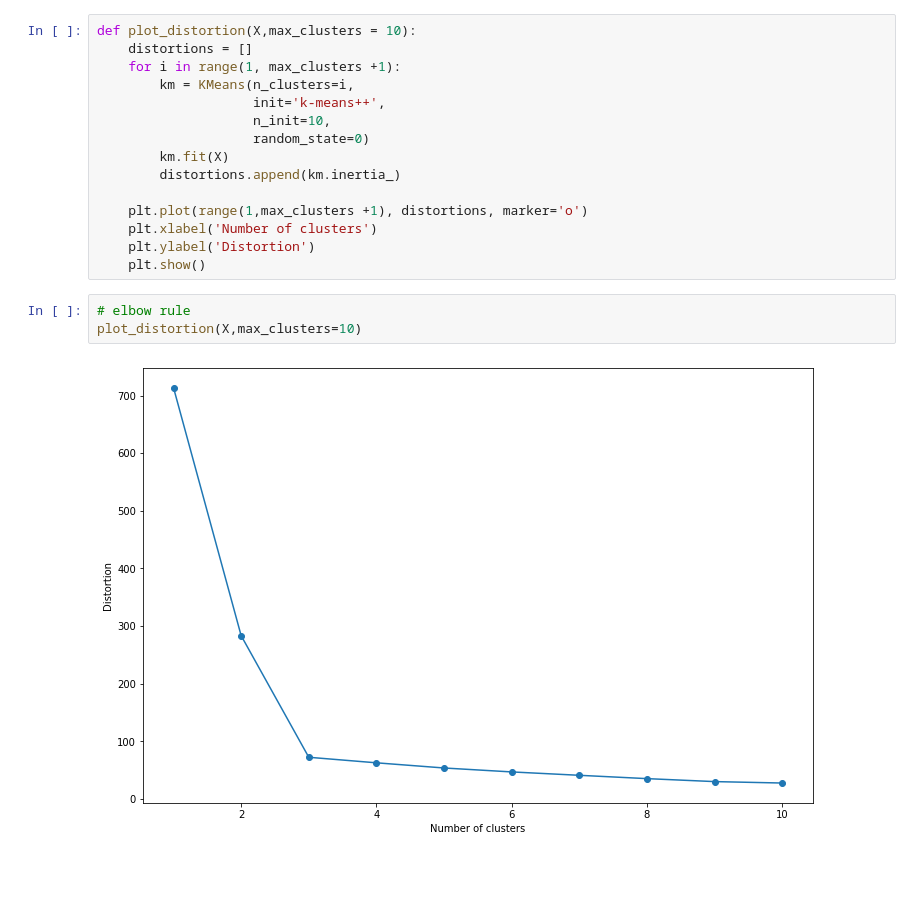
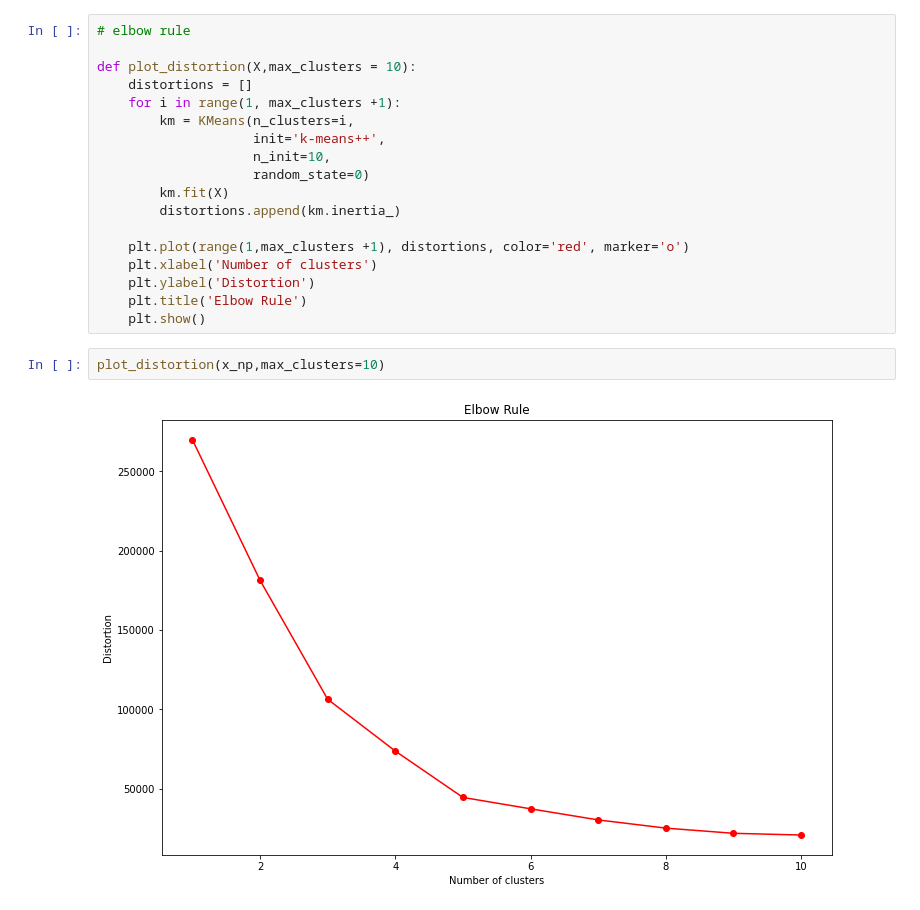
Before and after one commit to wjdolan/DS_Portfolio, a Jupyter notebook: Centroids.ipynb, the cells around one changed output. Cells and saved outputs as stored; diff of their text form; blank space fills up the shorter version.

```diff
--- a/Centroids.ipynb
+++ b/Centroids.ipynb
@@ -78,4 +103,6 @@ plot_clusters(X, y_km, plt_cluster_centers= True)
 # %%
+# elbow rule
+
 def plot_distortion(X,max_clusters = 10):
     distortions = []
     for i in range(1, max_clusters +1):
@@ -86,12 +113,12 @@ def plot_distortion(X,max_clusters = 10):
         km.fit(X)
         distortions.append(km.inertia_)
 
-    plt.plot(range(1,max_clusters +1), distortions, marker='o')
+    plt.plot(range(1,max_clusters +1), distortions, color='red', marker='o')
     plt.xlabel('Number of clusters')
     plt.ylabel('Distortion')
+    plt.title('Elbow Rule')
     plt.show()
-# %%
-# elbow rule
-plot_distortion(X,max_clusters=10)
-# %% [output]
-[figure, removed]
+# %%
+plot_distortion(x_np,max_clusters=10)
+# %% [output]
+[figure, added]
```
Also changed, not shown: parts of 17 cells of this notebook.
